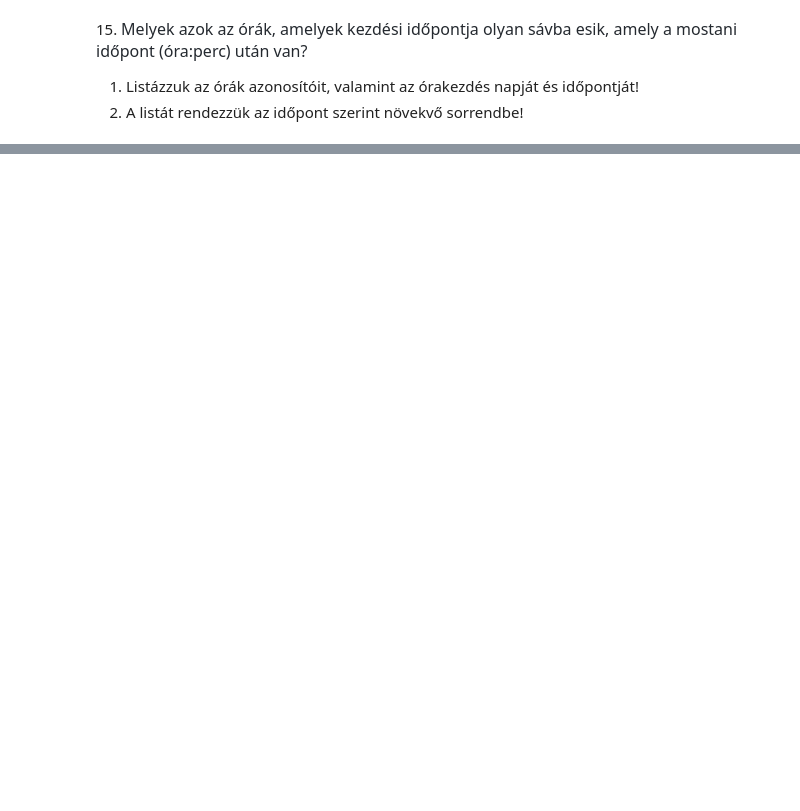
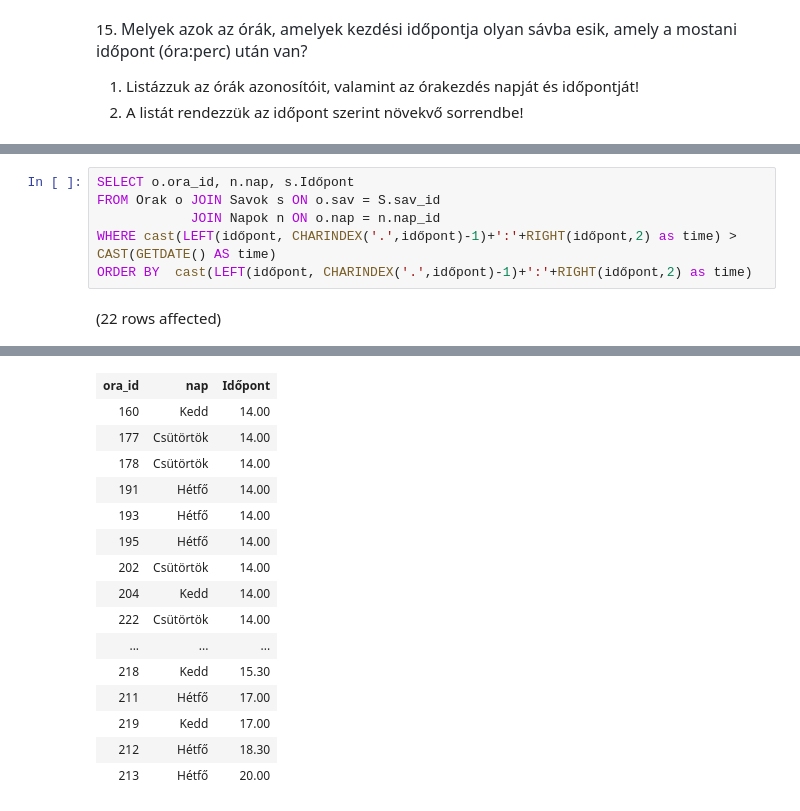
Before and after one commit to Mdorka22/gyakorlas_adatb, a Jupyter notebook: gyakorlat02_feladatok .ipynb, the cells around one changed output, grey strips where cells are left out. Saved outputs shown, nothing was run; the diff lists cells and outputs as text; blank space fills up the shorter version.

```diff
--- a/gyakorlat02_feladatok .ipynb
+++ b/gyakorlat02_feladatok .ipynb
@@ -334,0 +376,8 @@ Total execution time: 00:00:00.043
+# %%
+SELECT o.ora_id, n.nap, s.Időpont
+FROM Orak o JOIN Savok s ON o.sav = S.sav_id
+            JOIN Napok n ON o.nap = n.nap_id
+WHERE cast(LEFT(időpont, CHARINDEX('.',időpont)-1)+':'+RIGHT(időpont,2) as time) > CAST(GETDATE() AS time)
+ORDER BY  cast(LEFT(időpont, CHARINDEX('.',időpont)-1)+':'+RIGHT(időpont,2) as time)
+# %% [output]
+(22 rows affected)
@@ -334,0 +385,16 @@ Total execution time: 00:00:00.043
+| ora_id | nap | Időpont |
+| 160 | Kedd | 14.00 |
+| 177 | Csütörtök | 14.00 |
+| 178 | Csütörtök | 14.00 |
+| 191 | Hétfő | 14.00 |
+| 193 | Hétfő | 14.00 |
+| 195 | Hétfő | 14.00 |
+| 202 | Csütörtök | 14.00 |
+| 204 | Kedd | 14.00 |
+| 222 | Csütörtök | 14.00 |
+| ... | ... | ... |
+| 218 | Kedd | 15.30 |
+| 211 | Hétfő | 17.00 |
+| 219 | Kedd | 17.00 |
+| 212 | Hétfő | 18.30 |
+| 213 | Hétfő | 20.00 |
```
Also changed, not shown: parts of 3 cells of this notebook.
